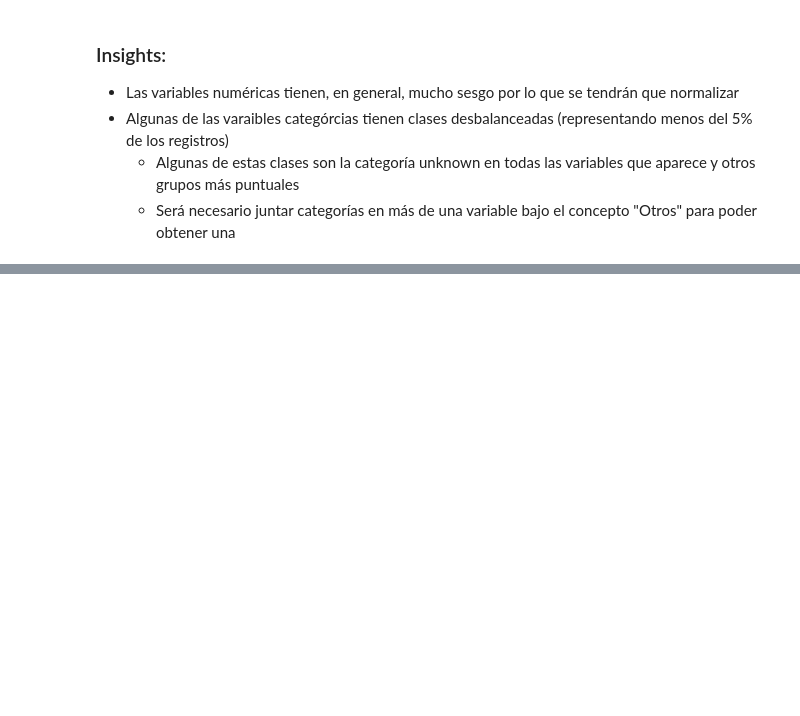
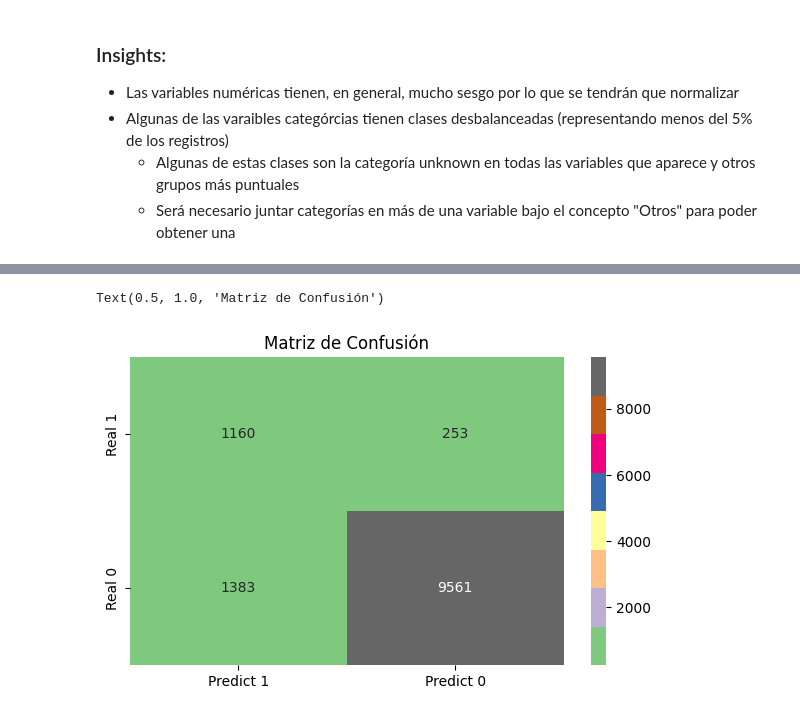
Before and after one commit to c-delvalle-r/ebac, a Jupyter notebook: Python/Modulo26/ActividadModulo26_CarlosDelValle.ipynb, the cells around one changed output, grey strips where cells are left out. Saved outputs shown, nothing was run; the diff lists cells and outputs as text; code cells hidden in the pictures; blank space fills up the shorter version.

```diff
--- a/Python/Modulo26/ActividadModulo26_CarlosDelValle.ipynb
+++ b/Python/Modulo26/ActividadModulo26_CarlosDelValle.ipynb
@@ -150,0 +210,13 @@ df['eduation'] = df['education'].apply(lambda x : 'other' if  x in ['unknown', '
+# %%
+df2 = df.copy()
+# %%
+# Train - Test Split
+from sklearn.model_selection import train_test_split
+
+x = df2.drop(columns=['y'])
+y = df2['y']
+
+# Transformar variables categóricas en dummies
+x = pd.get_dummies(x, drop_first=True)
+
+x_train, x_test, y_train, y_test = train_test_split(x, y, test_size=.3, random_state=1,)
@@ -150,0 +245,10 @@ df['eduation'] = df['education'].apply(lambda x : 'other' if  x in ['unknown', '
+# %%
+# Modelo de regresión logística simple
+from sklearn.linear_model import LogisticRegression
+
+# Crear y entrenar modelo de regresión logística
+model = LogisticRegression(class_weight={0:.15, 1:.85}, solver='liblinear')
+model.fit(X=x_train, y=y_train)
+
+# Correr modelo con los datos de test
+y_predict = model.predict(x_test)
@@ -150,0 +268,12 @@ df['eduation'] = df['education'].apply(lambda x : 'other' if  x in ['unknown', '
+# %%
+# Matriz de confusión
+from sklearn import metrics
+
+cm = metrics.confusion_matrix(y_true=y_test, y_pred=y_predict, labels=[1,0])
+df_cm = pd.DataFrame(cm, index=[i for i in ['Real 1', 'Real 0']], columns=['Predict 1', 'Predict 0'])
+
+plt.figure(figsize=(7,4))
+sns.heatmap(data=df_cm, annot=True, cmap='Accent', fmt='d').set_title('Matriz de Confusión')
+# %% [output]
+Text(0.5, 1.0, 'Matriz de Confusión')
+[figure, added]
```
Also changed, not shown: parts of 12 cells of this notebook.
